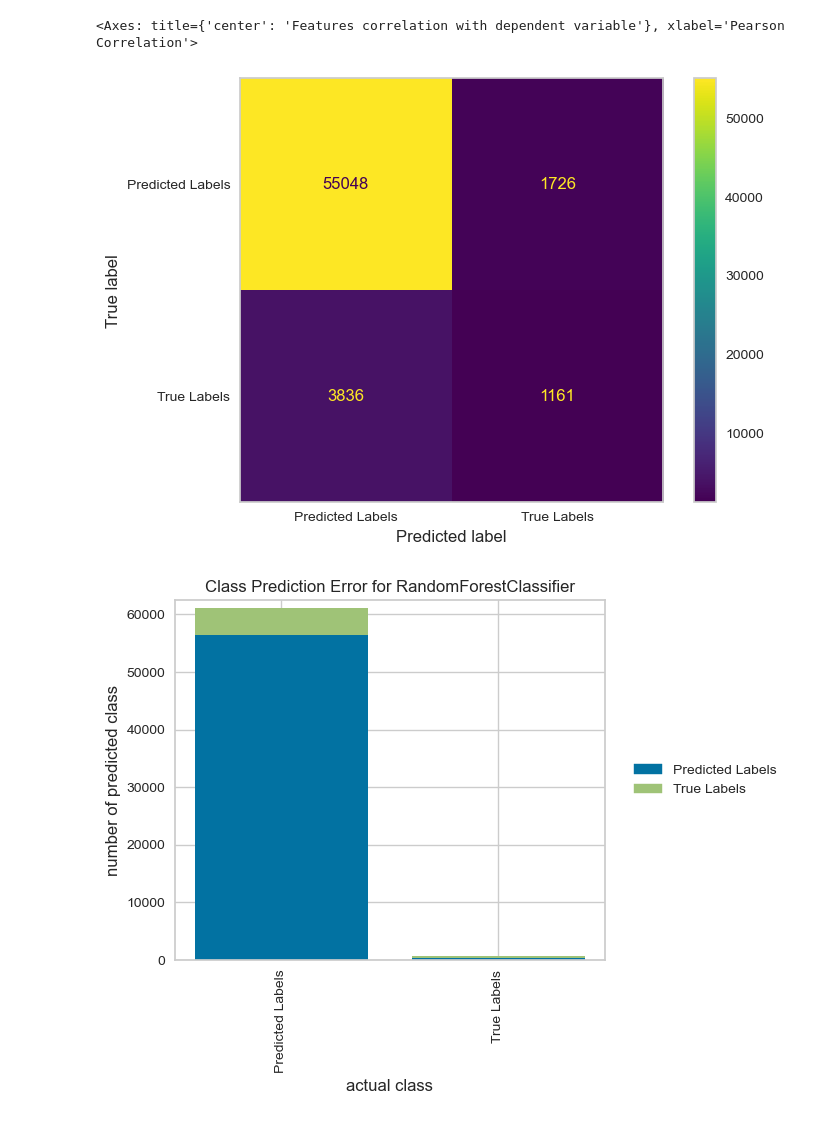
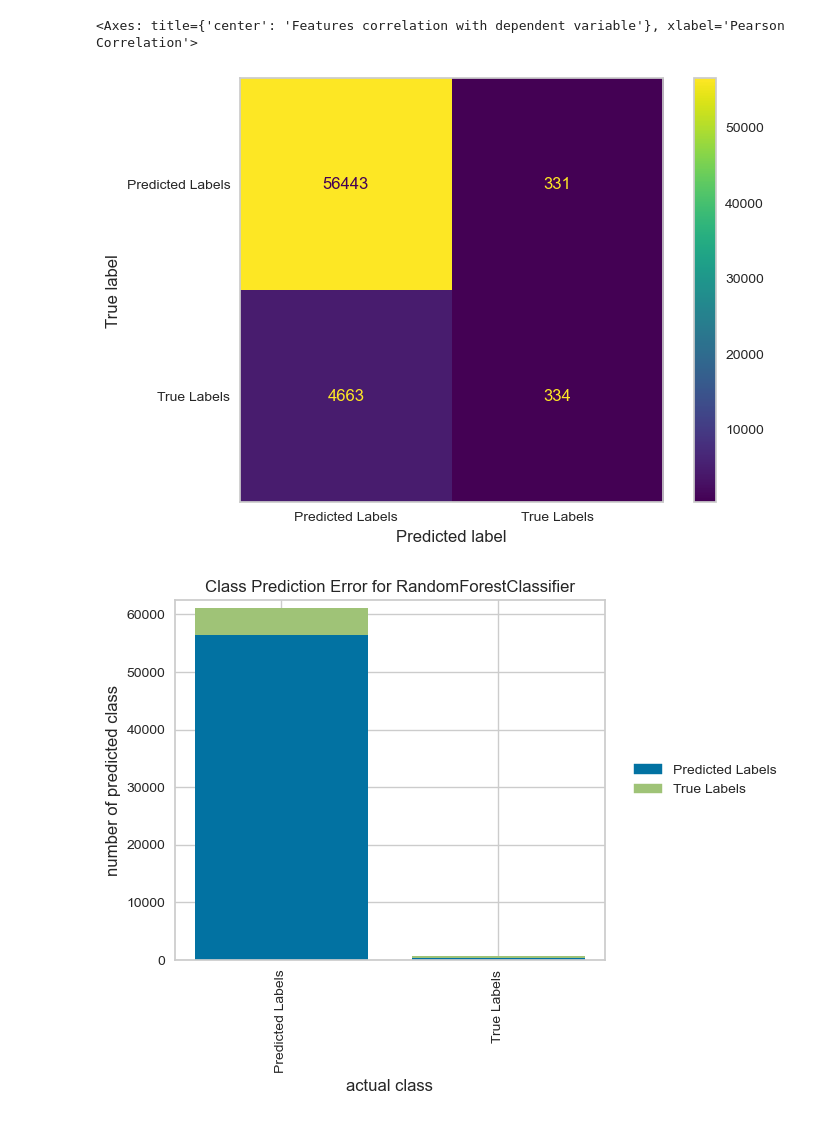
Before and after one commit to bobebend/Cardiovascular_diseases_risk_prediction, a Jupyter notebook: notebooks/cardiotester.ipynb, the cells around one changed output. Cells and saved outputs as stored; diff of their text form; code cells hidden in the pictures.

```diff
--- a/notebooks/cardiotester.ipynb
+++ b/notebooks/cardiotester.ipynb
@@ -997,17 +975,17 @@ viz.show()
 # %%
 from sklearn.metrics import confusion_matrix, ConfusionMatrixDisplay
 #change label value to match your target categories.  0 is first
 labels= ['Predicted Labels', 'True Labels']
 #change threshold to tweak how the model predicts.
-threshold = 0.32
+threshold = 0.50
 y_pred = logreg.predict_proba(X_test_scaled)[:, 1] > threshold
 cm = confusion_matrix(y_test, y_pred)
 disp = ConfusionMatrixDisplay(confusion_matrix=cm, display_labels=labels)
 disp.plot()
 plt.grid(None)
 plt.show()
 # %% [output]
-[figure, old version]
+[figure, new version]
 # %%
 from sklearn.ensemble import RandomForestClassifier
 from yellowbrick.classifier import ClassPredictionError
```
Also changed, not shown: parts of 15 cells of this notebook, 2 other files.
